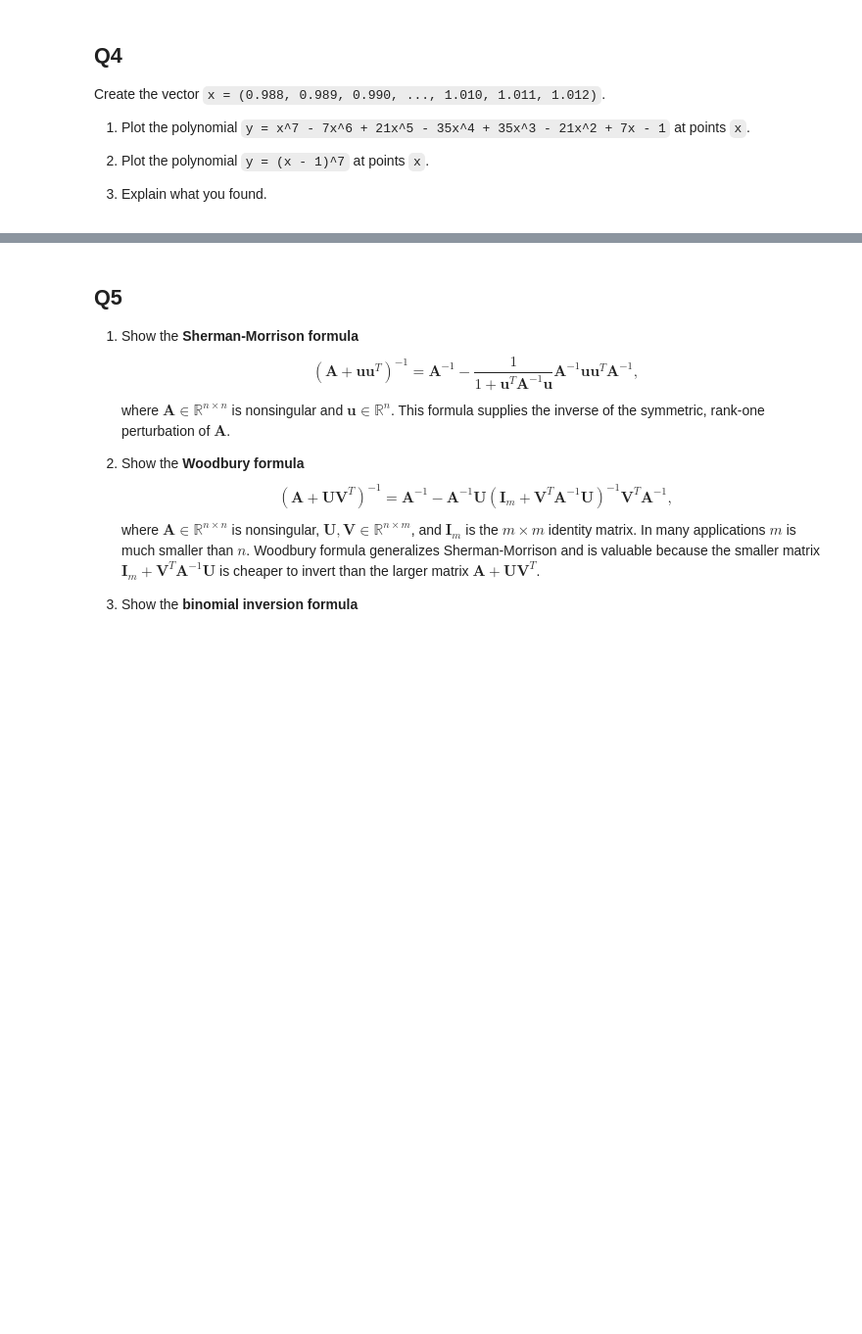
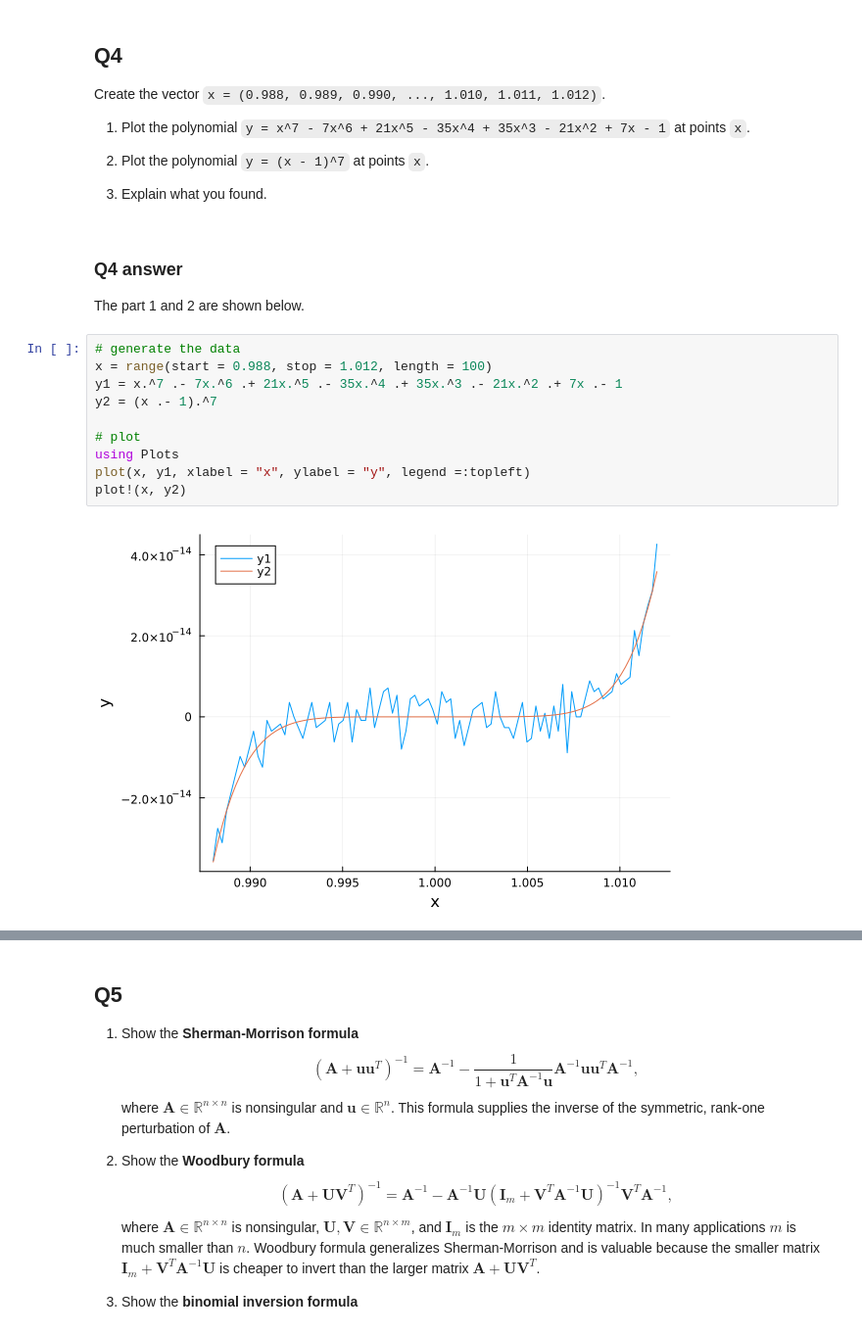
Before and after one commit to yuyuan-lin/biostat-257-2023-spring, a Jupyter notebook: hw1/hw01sol.ipynb, the cells around one changed output, grey strips where cells are left out. Shown at 98% size. Saved outputs shown, nothing was run; the diff lists cells and outputs as text; blank space fills up the shorter version.

```diff
--- a/hw1/hw01sol.ipynb
+++ b/hw1/hw01sol.ipynb
@@ -237,3 +237,18 @@ Create the vector `x = (0.988, 0.989, 0.990, ..., 1.010, 1.011, 1.012)`.
 2. Plot the polynomial `y = (x - 1)^7` at points `x`.
 
 3. Explain what you found.
+# %% [markdown]
+### Q4 answer
+The part 1 and 2 are shown below.
+# %%
+# generate the data
+x = range(start = 0.988, stop = 1.012, length = 100)
+y1 = x.^7 .- 7x.^6 .+ 21x.^5 .- 35x.^4 .+ 35x.^3 .- 21x.^2 .+ 7x .- 1
+y2 = (x .- 1).^7
+
+# plot
+using Plots
+plot(x, y1, xlabel = "x", ylabel = "y", legend =:topleft)
+plot!(x, y2)
+# %% [output]
+[figure, added]
```
Also changed, not shown: parts of 2 cells of this notebook, 1 other file.
